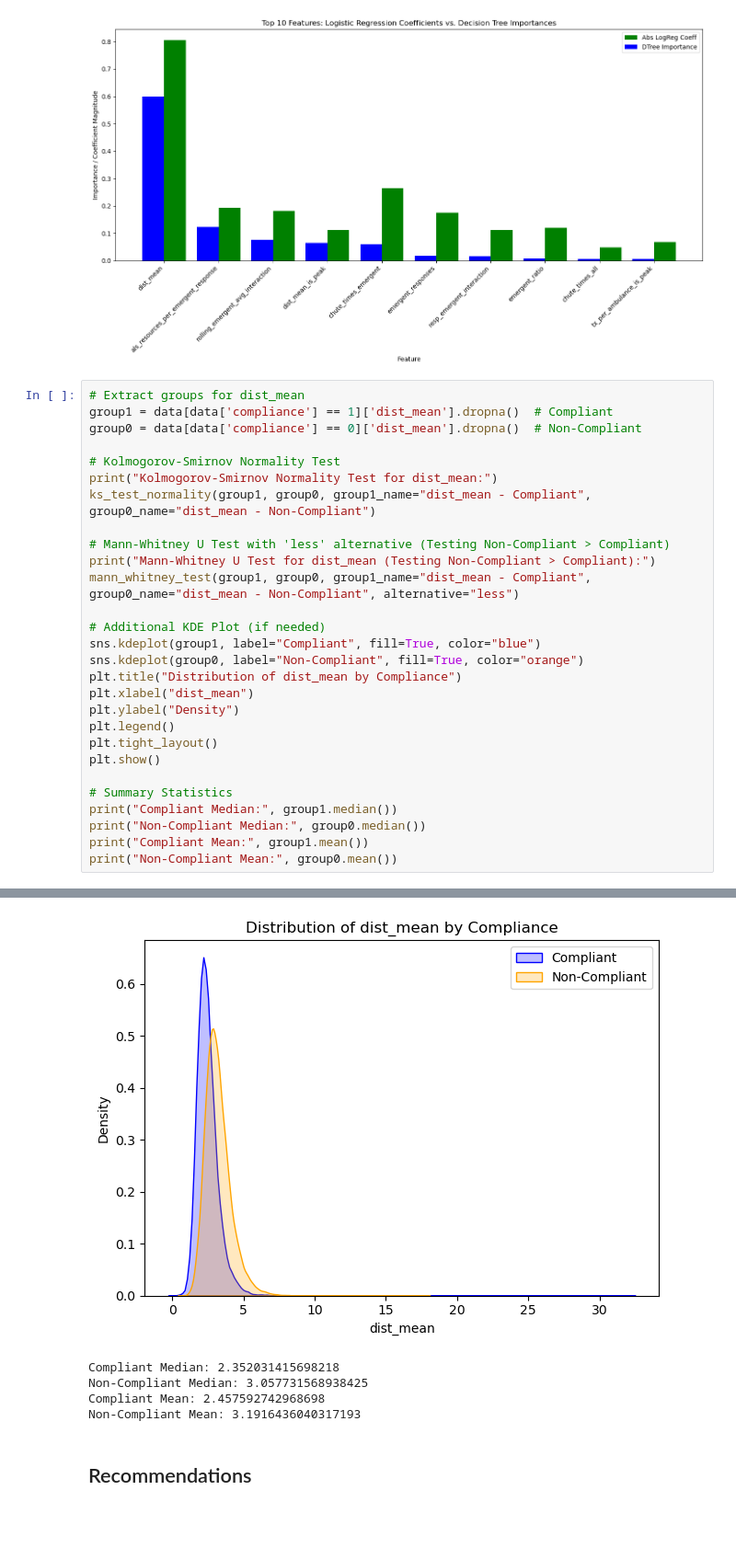
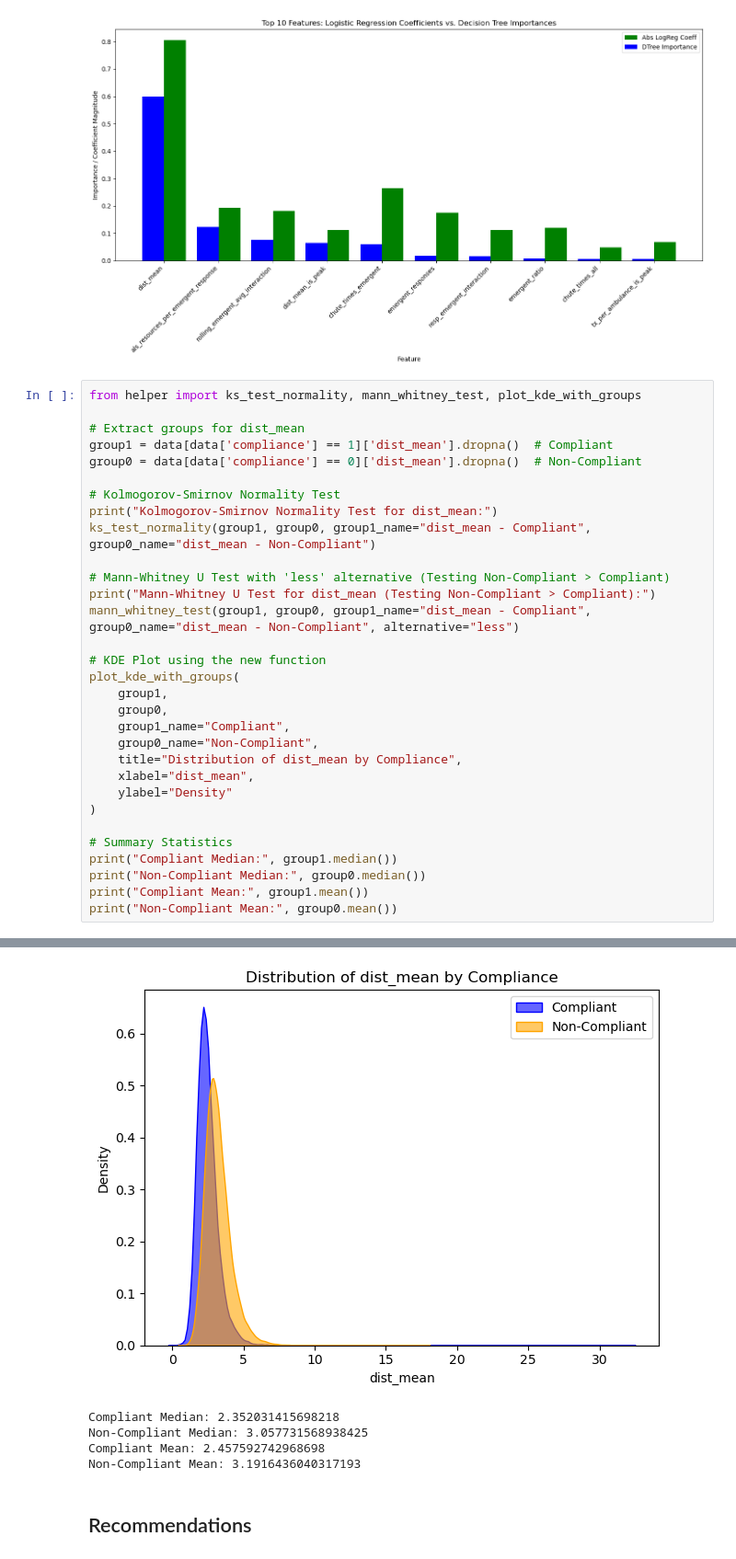
Before and after one commit to n2b8/EMS_Response_Performance_Analysis, a Jupyter notebook: index.ipynb, the cells around one changed output, grey strips where cells are left out. Shown at 92% size. Saved outputs shown, nothing was run; the diff lists cells and outputs as text; blank space fills up the shorter version.

Commit message:
eval - refactoring for new kde function

```diff
--- a/index.ipynb
+++ b/index.ipynb
@@ -1140,6 +1141,8 @@ plt.show()
 11                         overload_flag          0.023967          0.000000
 [figure]
 # %%
+from helper import ks_test_normality, mann_whitney_test, plot_kde_with_groups
+
 # Extract groups for dist_mean
 group1 = data[data['compliance'] == 1]['dist_mean'].dropna()  # Compliant
 group0 = data[data['compliance'] == 0]['dist_mean'].dropna()  # Non-Compliant
@@ -1148,43 +1151,44 @@ group0 = data[data['compliance'] == 0]['dist_mean'].dropna()  # Non-Compliant
 print("Kolmogorov-Smirnov Normality Test for dist_mean:")
 ks_test_normality(group1, group0, group1_name="dist_mean - Compliant", group0_name="dist_mean - Non-Compliant")
 
 # Mann-Whitney U Test with 'less' alternative (Testing Non-Compliant > Compliant)
 print("Mann-Whitney U Test for dist_mean (Testing Non-Compliant > Compliant):")
 mann_whitney_test(group1, group0, group1_name="dist_mean - Compliant", group0_name="dist_mean - Non-Compliant", alternative="less")
 
-# Additional KDE Plot (if needed)
-sns.kdeplot(group1, label="Compliant", fill=True, color="blue")
-sns.kdeplot(group0, label="Non-Compliant", fill=True, color="orange")
-plt.title("Distribution of dist_mean by Compliance")
-plt.xlabel("dist_mean")
-plt.ylabel("Density")
-plt.legend()
-plt.tight_layout()
-plt.show()
+# KDE Plot using the new function
+plot_kde_with_groups(
+    group1,
+    group0,
+    group1_name="Compliant",
+    group0_name="Non-Compliant",
+    title="Distribution of dist_mean by Compliance",
+    xlabel="dist_mean",
+    ylabel="Density"
+)
 
 # Summary Statistics
 print("Compliant Median:", group1.median())
 print("Non-Compliant Median:", group0.median())
 print("Compliant Mean:", group1.mean())
 print("Non-Compliant Mean:", group0.mean())
 # %% [output]
 Kolmogorov-Smirnov Normality Test for dist_mean:
 dist_mean - Compliant KS Test for Normality:
 KS Statistic: 0.0757, P-Value: 0.0000
 Reject the null hypothesis: dist_mean - Compliant is not normally distributed.
 
 dist_mean - Non-Compliant KS Test for Normality:
 KS Statistic: 0.0683, P-Value: 0.0000
 Reject the null hypothesis: dist_mean - Non-Compliant is not normally distributed.
 [figure]
 Mann-Whitney U Test for dist_mean (Testing Non-Compliant > Compliant):
 === Mann-Whitney U Test Results ===
 Testing Distribution of dist_mean - Compliant vs dist_mean - Non-Compliant
 Alternative Hypothesis: 'less'
 U Statistic: 157574213.0000
 P-Value: 0.0000
 Conclusion: dist_mean - Compliant is significantly smaller (distribution-wise) than dist_mean - Non-Compliant.
-[figure, old version]
+[figure, new version]
 Compliant Median: 2.352031415698218
 Non-Compliant Median: 3.057731568938425
 Compliant Mean: 2.457592742968698
```
Also changed, not shown: parts of 2 cells of this notebook.
